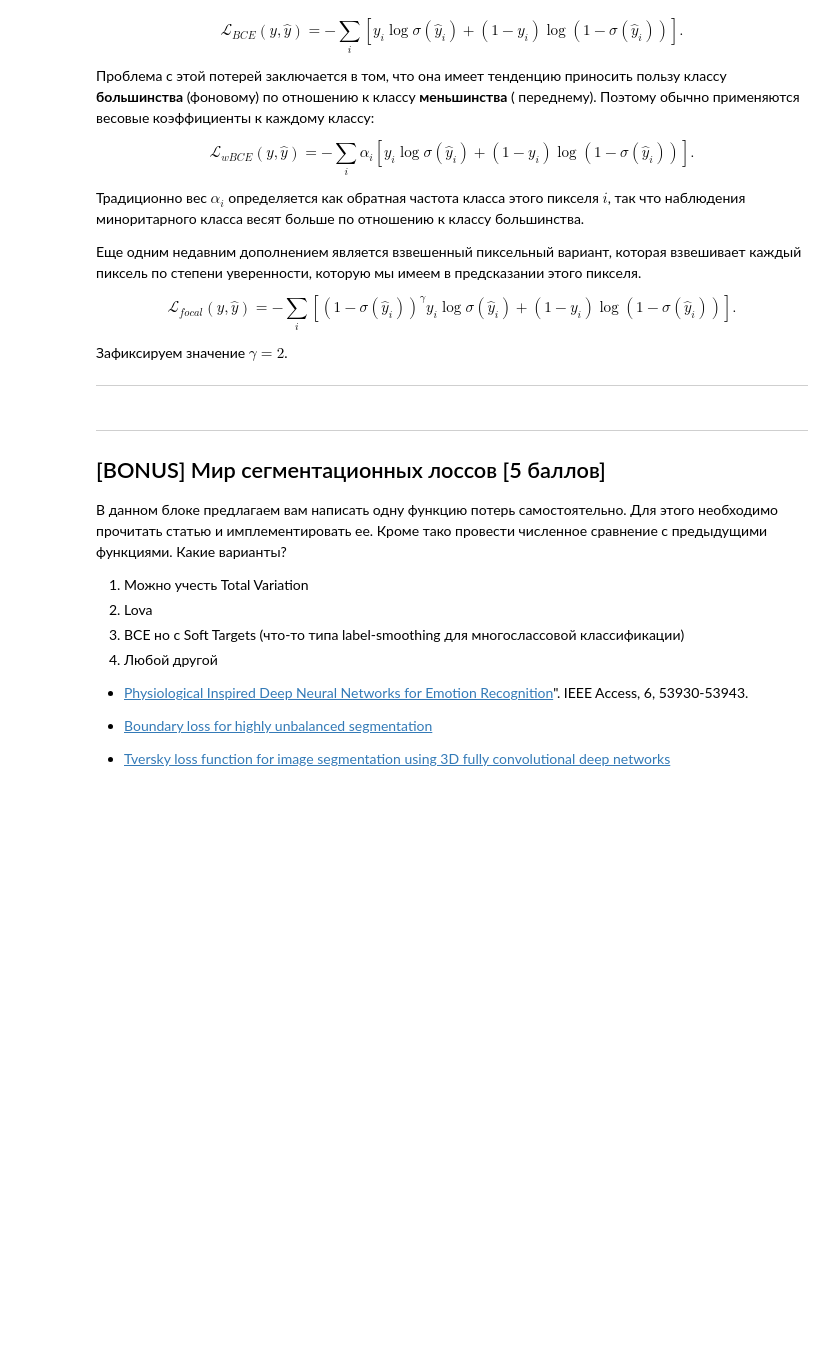
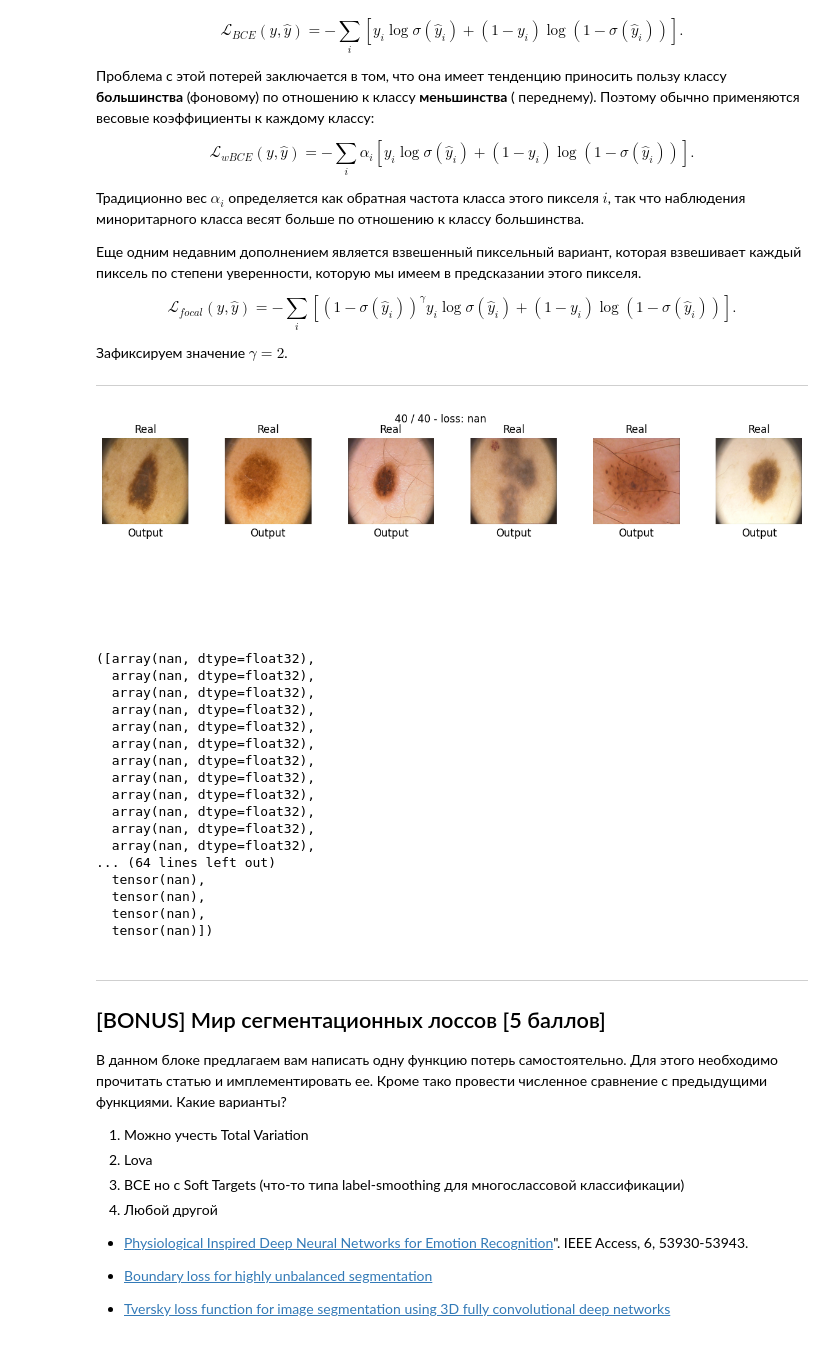
Before and after one commit to KiykoHanna/Stepik-DeepLearning, a Jupyter notebook: [hw]semantic_segmentation.ipynb, the cells around one changed output. Drawn from its saved outputs; the diff is of its cells as text; code cells hidden in the pictures; blank space fills up the shorter version.

```diff
--- a/[hw]semantic_segmentation.ipynb
+++ b/[hw]semantic_segmentation.ipynb
@@ -498,15 +508,36 @@ $$\mathcal L_{focal}(y, \hat y) = -\sum_i \left[\left(1-\sigma(\hat y_i)\right)^
 
 --------------------------------------------------------------------------------
 # %%
-def focal_loss(y_real, y_pred, eps = 1e-8, gamma = 2):
-    y_pred =  # hint: torch.clamp
+def focal_loss(y_real, y_pred, e = 1e-8, gamma = 2):
+    y_pred = torch.clamp(torch.sigmoid(y_pred), min=e, max=1-e)
+    return -torch.mean((1 - y_pred) ** gamma * y_real * torch.log(y_pred) + (1 - y_real) * torch.log(1 - y_pred))
     return your_loss
 # %%
 model_focal = SegNet().to(device)
 
 max_epochs = 40
-optimaizer = optim.Adam(model_focal.parameters())
-train(model_focal, optimaizer, focal_loss, max_epochs, data_tr, data_val)
+optimaizer = torch.optim.Adam(model_focal.parameters())
+scheduler = torch.optim.lr_scheduler.StepLR(optimaizer, step_size=1, gamma=0.80)
+train(model_focal, optimaizer, focal_loss, max_epochs, data_tr, data_val, scheduler)
+# %% [output]
+[figure, added]
+([array(nan, dtype=float32),
+  array(nan, dtype=float32),
+  array(nan, dtype=float32),
+  array(nan, dtype=float32),
+  array(nan, dtype=float32),
+  array(nan, dtype=float32),
+  array(nan, dtype=float32),
+  array(nan, dtype=float32),
+  array(nan, dtype=float32),
+  array(nan, dtype=float32),
+  array(nan, dtype=float32),
+  array(nan, dtype=float32),
+... (64 lines left out)
+  tensor(nan),
+  tensor(nan),
+  tensor(nan),
+  tensor(nan)])
 # %%
 score_model(model_focal, iou_pytorch, data_val)
 # %% [markdown]
```
Also changed, not shown: parts of 6 cells of this notebook.
